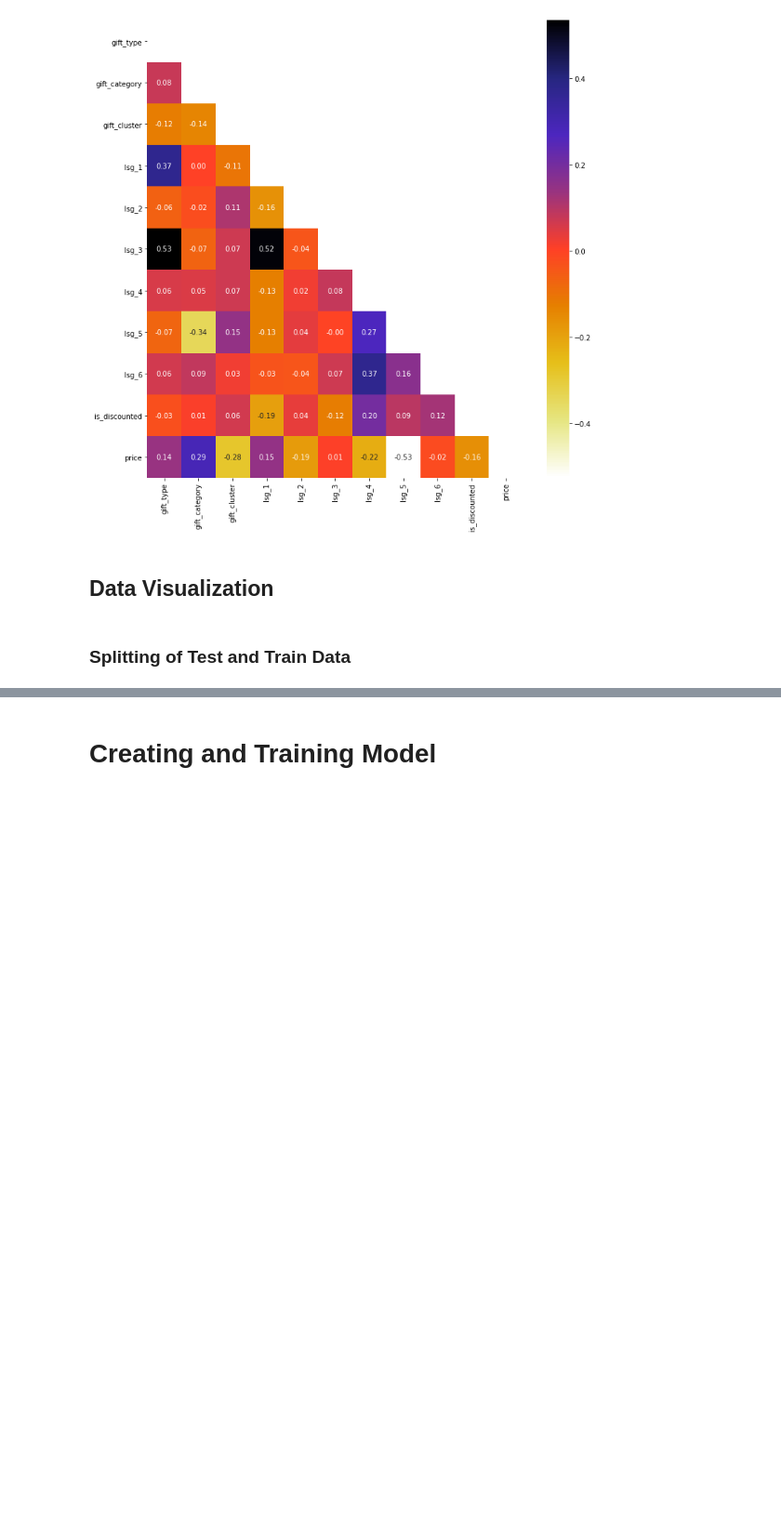
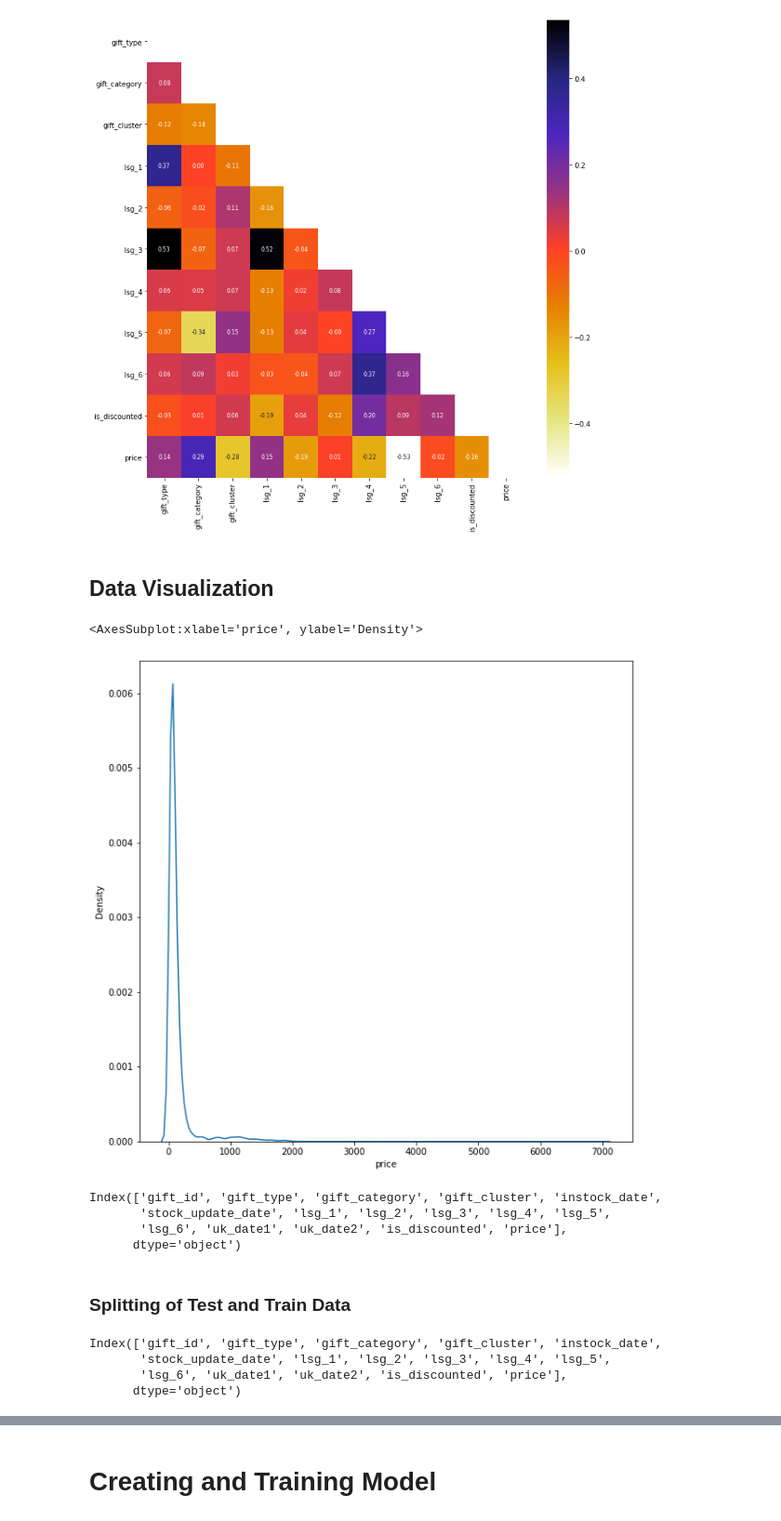
Before and after one commit to MaksonViini/Data-Science-Projects, a Jupyter notebook: Project-Christmas-Gift/christmas_gift.ipynb, the cells around one changed output, grey strips where cells are left out. Shown at 93% size. Saved outputs shown, nothing was run; the diff lists cells and outputs as text; code cells hidden in the pictures; blank space fills up the shorter version.

```diff
--- a/Project-Christmas-Gift/christmas_gift.ipynb
+++ b/Project-Christmas-Gift/christmas_gift.ipynb
@@ -125,3 +143,16 @@ plt.show()
 [figure]
 # %% [markdown]
 ## Data Visualization
+# %%
+plt.figure(figsize=(10, 10))
+sns.kdeplot(x='price', data=data)
+# %% [output]
+<AxesSubplot:xlabel='price', ylabel='Density'>
+[figure, added]
+# %%
+data.columns
+# %% [output]
+Index(['gift_id', 'gift_type', 'gift_category', 'gift_cluster', 'instock_date',
+       'stock_update_date', 'lsg_1', 'lsg_2', 'lsg_3', 'lsg_4', 'lsg_5',
+       'lsg_6', 'uk_date1', 'uk_date2', 'is_discounted', 'price'],
+      dtype='object')
@@ -129,0 +172,7 @@ plt.show()
+# %%
+data.columns
+# %% [output]
+Index(['gift_id', 'gift_type', 'gift_category', 'gift_cluster', 'instock_date',
+       'stock_update_date', 'lsg_1', 'lsg_2', 'lsg_3', 'lsg_4', 'lsg_5',
+       'lsg_6', 'uk_date1', 'uk_date2', 'is_discounted', 'price'],
+      dtype='object')
```
Also changed, not shown: parts of 25 cells of this notebook.
